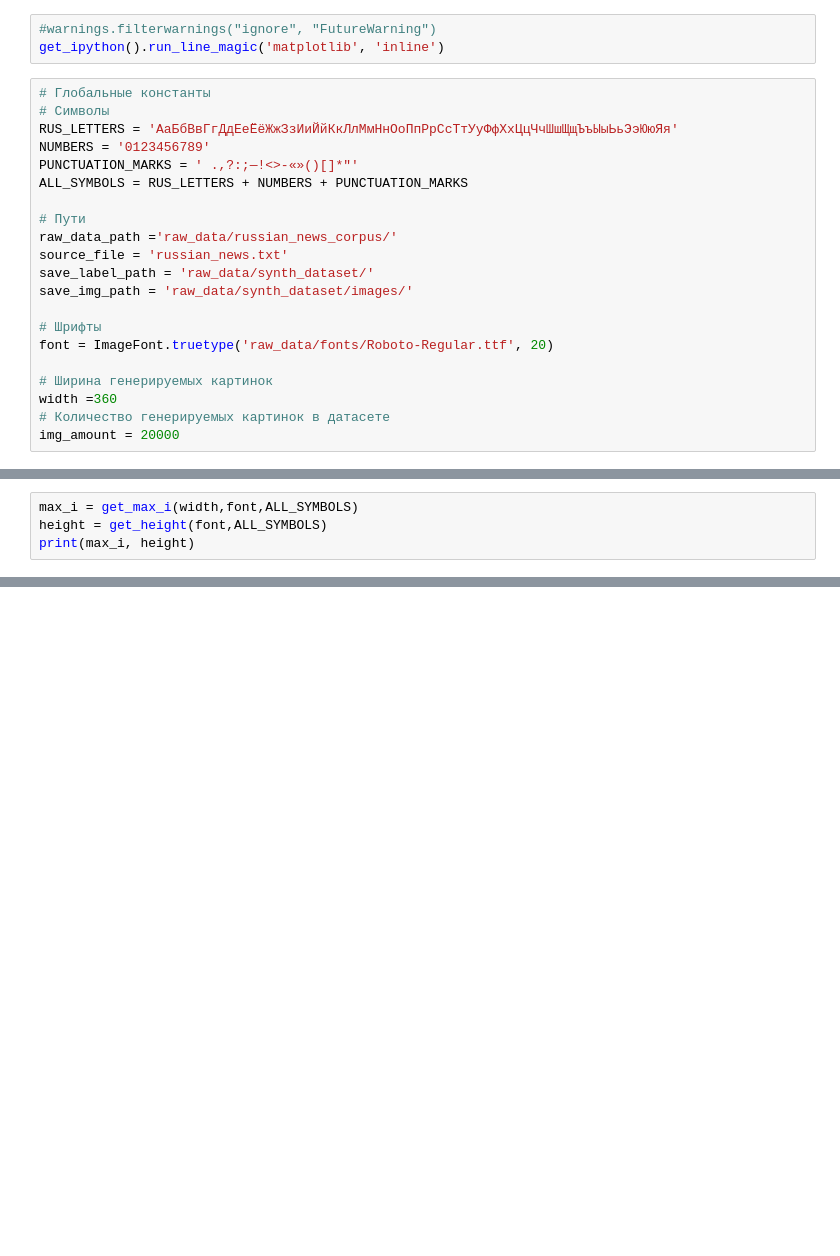
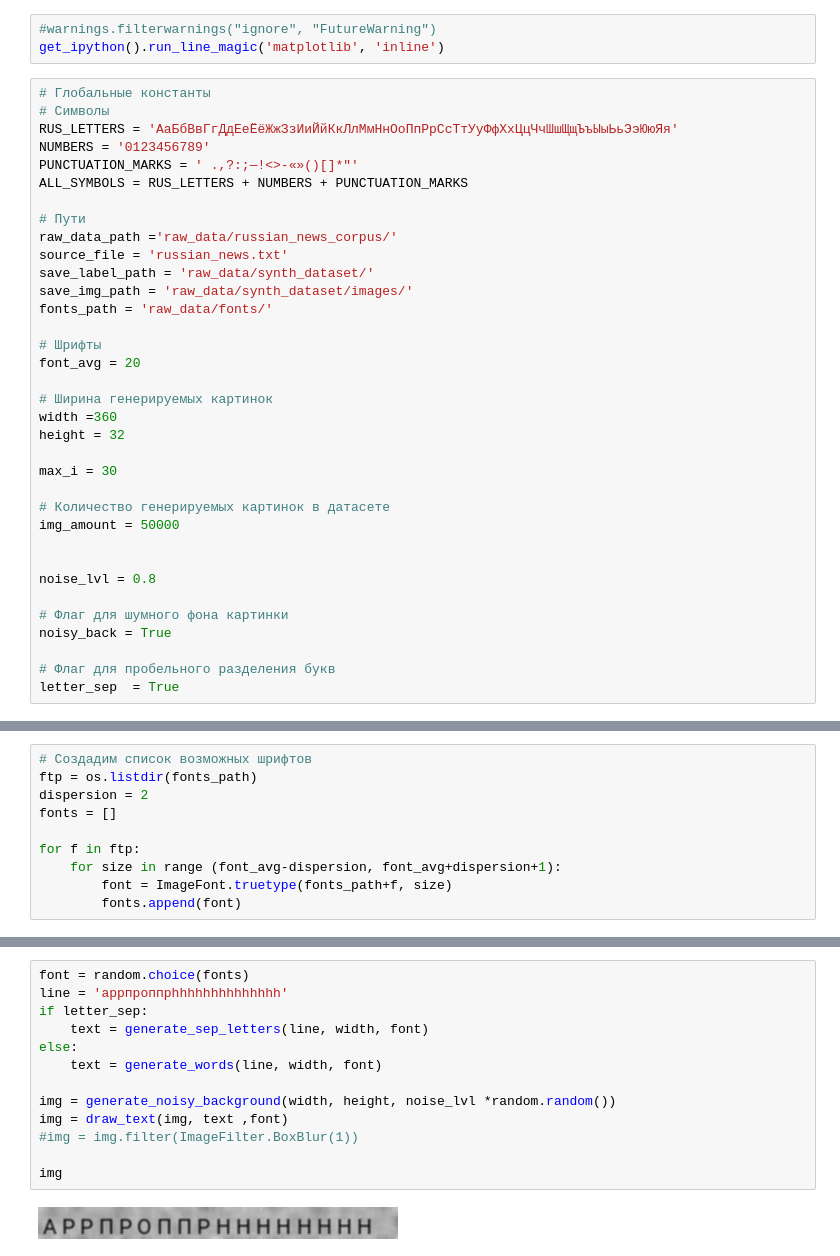
Before and after one commit to RGabbasov/OCR_pasport, a Jupyter notebook: generator.ipynb, the cells around one changed output, grey strips where cells are left out. Saved outputs shown, nothing was run; the diff lists cells and outputs as text; blank space fills up the shorter version.

```diff
--- a/generator.ipynb
+++ b/generator.ipynb
@@ -23,14 +26,28 @@ raw_data_path ='raw_data/russian_news_corpus/'
 source_file = 'russian_news.txt'
 save_label_path = 'raw_data/synth_dataset/'
 save_img_path = 'raw_data/synth_dataset/images/'
+fonts_path = 'raw_data/fonts/'
 
 # Шрифты
-font = ImageFont.truetype('raw_data/fonts/Roboto-Regular.ttf', 20)
+font_avg = 20
 
 # Ширина генерируемых картинок
 width =360
+height = 32
+
+max_i = 30
+
 # Количество генерируемых картинок в датасете
-img_amount = 20000
+img_amount = 50000
+
+
+noise_lvl = 0.8
+
+# Флаг для шумного фона картинки
+noisy_back = True
+
+# Флаг для пробельного разделения букв
+letter_sep  = True
 # %%
 # Максимальное кол-ва символов, вмещающихся в заданную ширину картинки
 def get_max_i(width,font,symbols=ALL_SYMBOLS)-> int:
@@ -60,4 +130,0 @@ def is_applicable(text,symbols=ALL_SYMBOLS) -> bool:
-# %%
-max_i = get_max_i(width,font,ALL_SYMBOLS)
-height = get_height(font,ALL_SYMBOLS)
-print(max_i, height)
@@ -65,0 +131,10 @@ print(max_i, height)
+# %%
+# Создадим список возможных шрифтов
+ftp = os.listdir(fonts_path)
+dispersion = 2
+fonts = []
+
+for f in ftp:
+    for size in range (font_avg-dispersion, font_avg+dispersion+1):
+        font = ImageFont.truetype(fonts_path+f, size)
+        fonts.append(font)
@@ -66,3 +177,18 @@ print(max_i, height)
+# %%
+font = random.choice(fonts)
+line = 'аррпроппрhhhhhhhhhhhhhh'
+if letter_sep:
+    text = generate_sep_letters(line, width, font)
+else:
+    text = generate_words(line, width, font)
+
+img = generate_noisy_background(width, height, noise_lvl *random.random())
+img = draw_text(img, text ,font)
+#img = img.filter(ImageFilter.BoxBlur(1))
+
+img
+# %% [output]
+[figure, added]
 # %%
 labels = []
 i = 0
```
Also changed, not shown: parts of 6 cells of this notebook, 3 other files.
